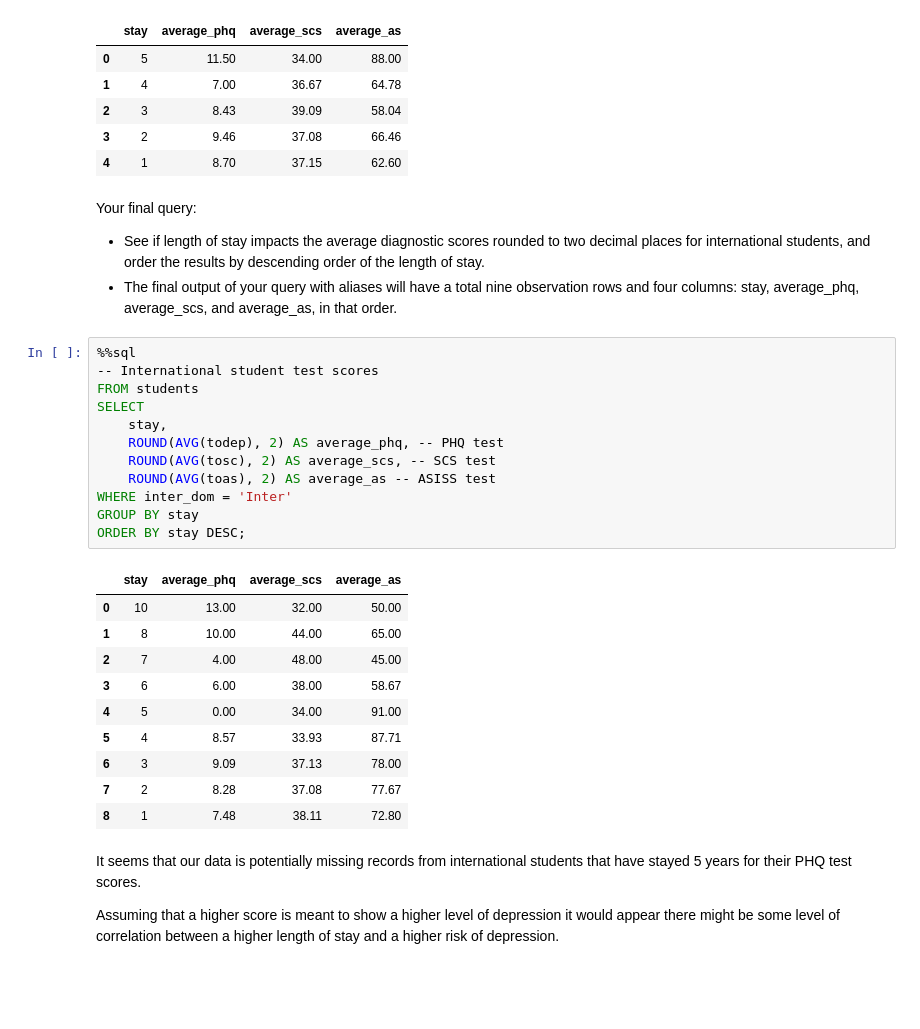
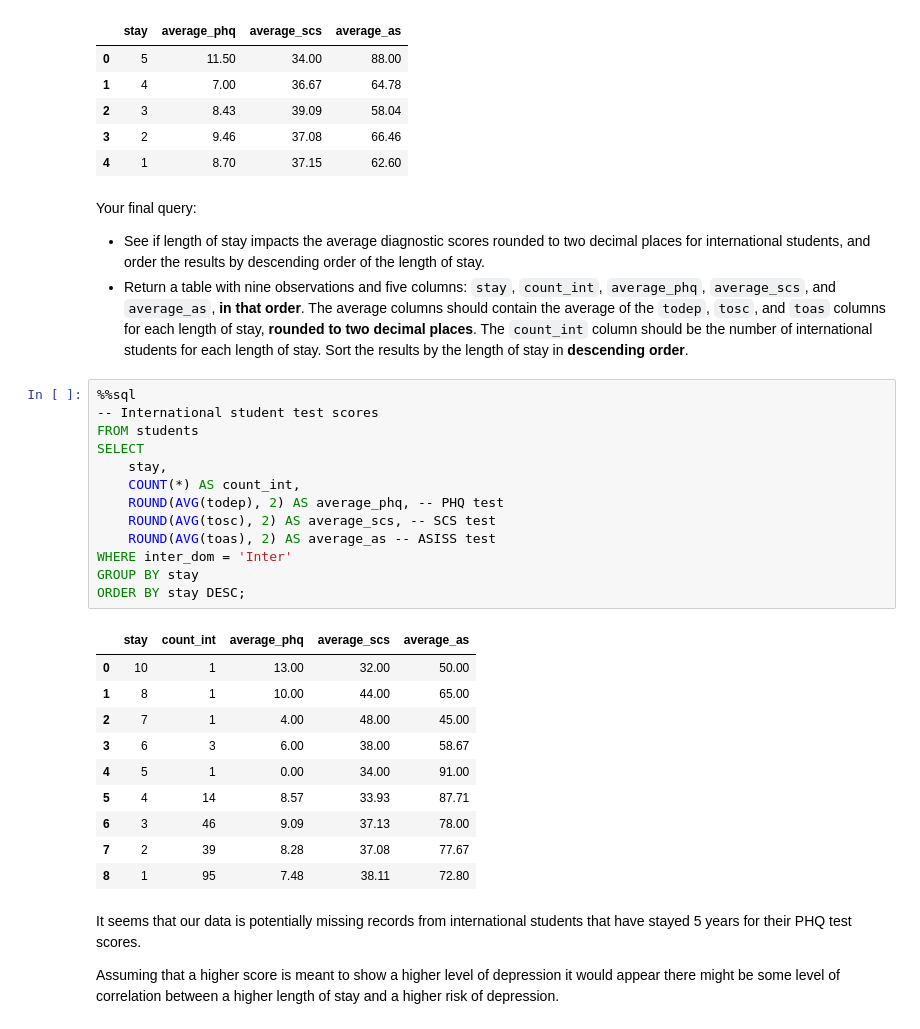
Before and after one commit to Zirescu/analyzing_students_mental_health_in_sql, a Jupyter notebook: analyzing_students_mental_health_in_sql.ipynb, the cells around one changed output. Cells and saved outputs as stored; diff of their text form; blank space fills up the shorter version.

```diff
--- a/analyzing_students_mental_health_in_sql.ipynb
+++ b/analyzing_students_mental_health_in_sql.ipynb
@@ -185,30 +185,31 @@ ORDER BY stay DESC;
 Your final query:
 
 - See if length of stay impacts the average diagnostic scores rounded to two decimal places for international students, and order the results by descending order of the length of stay.
-- The final output of your query with aliases will have a total nine observation rows and four columns: stay, average_phq, average_scs, and average_as, in that order.
+- Return a table with nine observations and five columns: `stay`, `count_int`, `average_phq`, `average_scs`, and `average_as`, **in that order**. The average columns should contain the average of the `todep`, `tosc`, and `toas` columns for each length of stay, **rounded to two decimal places**. The `count_int` column should be the number of international students for each length of stay. Sort the results by the length of stay in **descending order**.
 # %%
 %%sql
 -- International student test scores
 FROM students
 SELECT
 	stay,
+	COUNT(*) AS count_int,
 	ROUND(AVG(todep), 2) AS average_phq, -- PHQ test
 	ROUND(AVG(tosc), 2) AS average_scs, -- SCS test
 	ROUND(AVG(toas), 2) AS average_as -- ASISS test
 WHERE inter_dom = 'Inter'
 GROUP BY stay
 ORDER BY stay DESC;
 # %% [output]
-|  | stay | average_phq | average_scs | average_as |
-| 0 | 10 | 13.00 | 32.00 | 50.00 |
-| 1 | 8 | 10.00 | 44.00 | 65.00 |
-| 2 | 7 | 4.00 | 48.00 | 45.00 |
-| 3 | 6 | 6.00 | 38.00 | 58.67 |
-| 4 | 5 | 0.00 | 34.00 | 91.00 |
-| 5 | 4 | 8.57 | 33.93 | 87.71 |
-| 6 | 3 | 9.09 | 37.13 | 78.00 |
-| 7 | 2 | 8.28 | 37.08 | 77.67 |
-| 8 | 1 | 7.48 | 38.11 | 72.80 |
+|  | stay | count_int | average_phq | average_scs | average_as |
+| 0 | 10 | 1 | 13.00 | 32.00 | 50.00 |
+| 1 | 8 | 1 | 10.00 | 44.00 | 65.00 |
+| 2 | 7 | 1 | 4.00 | 48.00 | 45.00 |
+| 3 | 6 | 3 | 6.00 | 38.00 | 58.67 |
+| 4 | 5 | 1 | 0.00 | 34.00 | 91.00 |
+| 5 | 4 | 14 | 8.57 | 33.93 | 87.71 |
+| 6 | 3 | 46 | 9.09 | 37.13 | 78.00 |
+| 7 | 2 | 39 | 8.28 | 37.08 | 77.67 |
+| 8 | 1 | 95 | 7.48 | 38.11 | 72.80 |
 # %% [markdown]
 It seems that our data is potentially missing records from international students that have stayed 5 years for their PHQ test scores.
 
```
